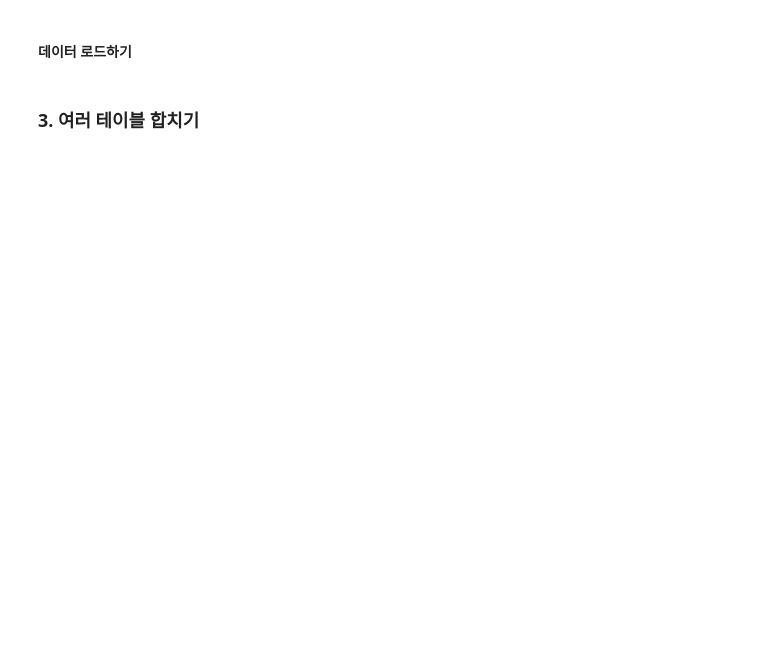
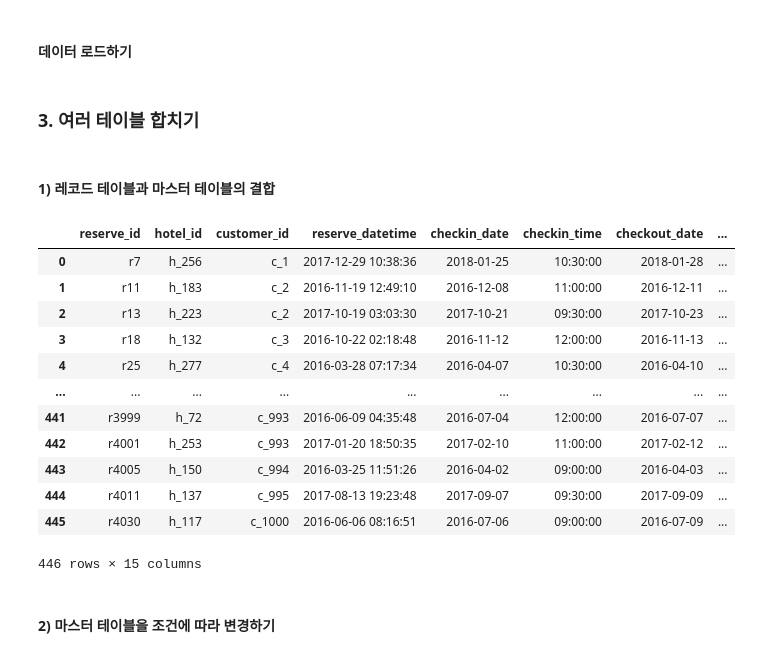
Before and after one commit to jen282/ms-data-preprocessing, a Jupyter notebook: notebooks/Preprocessing-excersize/02.03.Join.ipynb, the cells around one changed output. Saved outputs shown, nothing was run; the diff lists cells and outputs as text; code cells hidden in the pictures; blank space fills up the shorter version.

```diff
--- a/notebooks/Preprocessing-excersize/02.03.Join.ipynb
+++ b/notebooks/Preprocessing-excersize/02.03.Join.ipynb
@@ -46,3 +47,27 @@ def load_meros_txt():
 customer_tb, hotel_tb, reserve_tb = load_hotel_reserve()
 # %% [markdown]
 ### 3. 여러 테이블 합치기
+# %% [markdown]
+#### 1) 레코드 테이블과 마스터 테이블의 결합
+# %%
+pd.merge(reserve_tb.query('people_num == 1'),   # 숙박 인원수가 1명인 예약 추출
+         hotel_tb.query('is_business'),         # 영업 중인 호텔 찾기
+         on='hotel_id', how='inner')            # 이너 조인으로 인원 수 1명인 호텔 목록 찾기
+
+## 쿼리를 통해 각 테이블에서 조건 필터링한 후, 호텔 아이디(hotel_id)를 바탕으로 합침
+# %% [output]
+|  | reserve_id | hotel_id | customer_id | reserve_datetime | checkin_date | checkin_time | checkout_date | ... |
+| 0 | r7 | h_256 | c_1 | 2017-12-29 10:38:36 | 2018-01-25 | 10:30:00 | 2018-01-28 | ... |
+| 1 | r11 | h_183 | c_2 | 2016-11-19 12:49:10 | 2016-12-08 | 11:00:00 | 2016-12-11 | ... |
+| 2 | r13 | h_223 | c_2 | 2017-10-19 03:03:30 | 2017-10-21 | 09:30:00 | 2017-10-23 | ... |
+| 3 | r18 | h_132 | c_3 | 2016-10-22 02:18:48 | 2016-11-12 | 12:00:00 | 2016-11-13 | ... |
+| 4 | r25 | h_277 | c_4 | 2016-03-28 07:17:34 | 2016-04-07 | 10:30:00 | 2016-04-10 | ... |
+| ... | ... | ... | ... | ... | ... | ... | ... | ... |
+| 441 | r3999 | h_72 | c_993 | 2016-06-09 04:35:48 | 2016-07-04 | 12:00:00 | 2016-07-07 | ... |
+| 442 | r4001 | h_253 | c_993 | 2017-01-20 18:50:35 | 2017-02-10 | 11:00:00 | 2017-02-12 | ... |
+| 443 | r4005 | h_150 | c_994 | 2016-03-25 11:51:26 | 2016-04-02 | 09:00:00 | 2016-04-03 | ... |
+| 444 | r4011 | h_137 | c_995 | 2017-08-13 19:23:48 | 2017-09-07 | 09:30:00 | 2017-09-09 | ... |
+| 445 | r4030 | h_117 | c_1000 | 2016-06-06 08:16:51 | 2016-07-06 | 09:00:00 | 2016-07-09 | ... |
+446 rows × 15 columns
+# %% [markdown]
+#### 2) 마스터 테이블을 조건에 따라 변경하기
```
Also changed, not shown: parts of 25 cells of this notebook.
